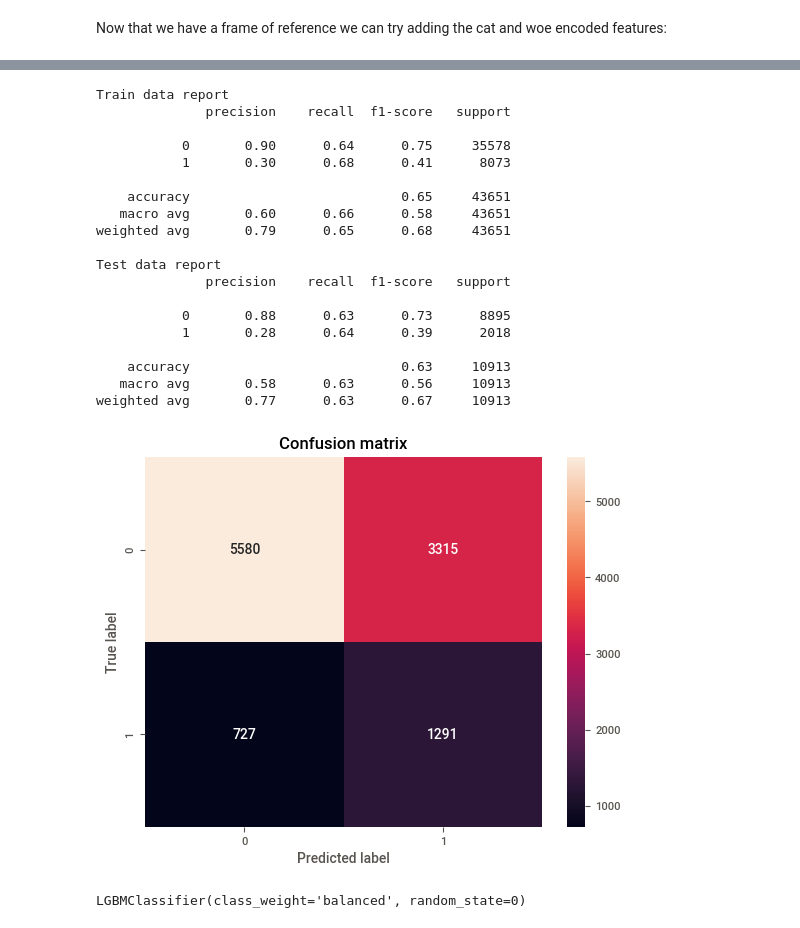
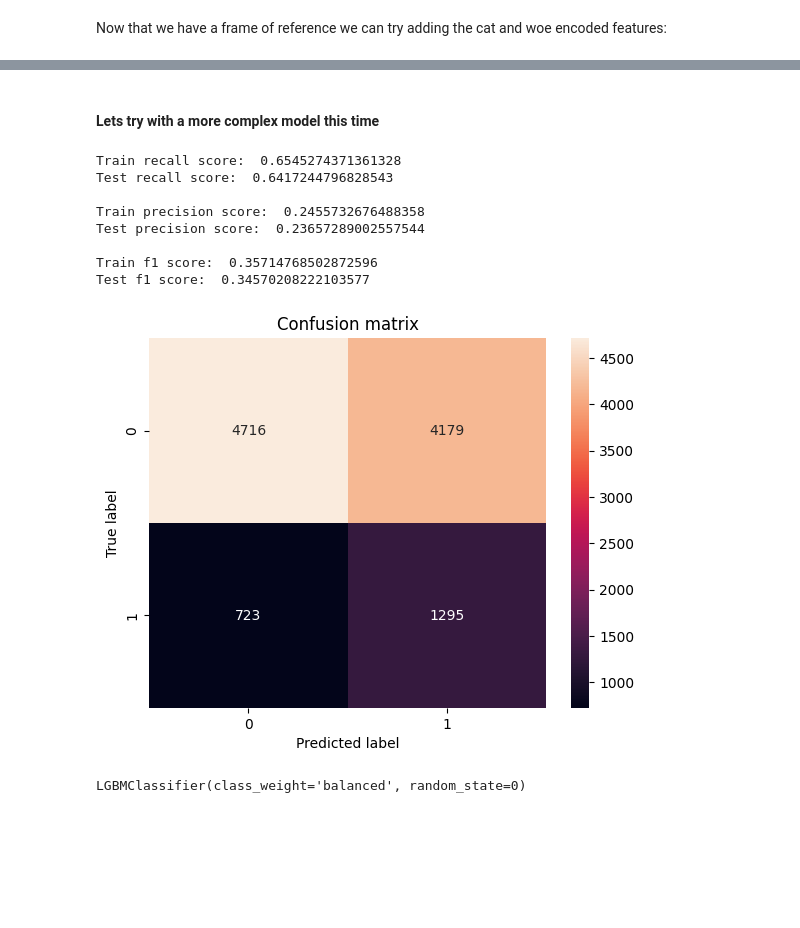
Before and after one commit to Luis-ramirez-r/Challenge-Data-Scientist---Luis-Ramirez, a Jupyter notebook: solution.ipynb, the cells around one changed output, grey strips where cells are left out. Drawn from its saved outputs; the diff is of its cells as text; code cells hidden in the pictures; blank space fills up the shorter version.

```diff
--- a/solution.ipynb
+++ b/solution.ipynb
@@ -775,9 +779,9 @@ weighted avg       0.76      0.62      0.66     10913
 Now that we have a frame of reference we can try adding the cat and woe encoded features:
 # %%
 features = ['MES', 'DIANOM', 'TIPOVUELO', 'high_season', 'period_day',
-       'Des-I_cat', 'Emp-I_cat', 'SIGLADES_cat',    'OPERA_cat']
+         'SIGLADES_cat',    'OPERA_cat']
 
 logreg = LogisticRegression(class_weight='balanced')
 
-train_base_model(logreg,X_train, y_train, X_val, y_val,features)
+model = train_base_model(logreg,X_train, y_train, X_val, y_val,features)
 # %% [output]
@@ -805,9 +797,8 @@ LogisticRegression(class_weight='balanced')
 # %%
 features = ['MES', 'DIANOM', 'TIPOVUELO', 'high_season', 'period_day',
-       'Des-I_woe', 'Emp-I_woe', 'SIGLADES_woe',    'OPERA_woe']
+      'SIGLADES_woe',    'OPERA_woe']
 
 logreg = LogisticRegression(class_weight='balanced')
 
-train_base_model(logreg,X_train, y_train, X_val, y_val,features)
-(logreg,X_train, y_train, X_val, y_val,features)
+model = train_base_model(logreg,X_train, y_train, X_val, y_val,features)
 # %% [output]
@@ -853,2 +854,4 @@ weighted avg       0.76      0.62      0.66     10913
+# %% [markdown]
+#### Lets try with a more complex model this time
 # %%
 # create a lgbm classifier with balanced class weights
@@ -856,26 +858,15 @@ weighted avg       0.76      0.62      0.66     10913
 lgbm = LGBMClassifier(class_weight='balanced', random_state=0)
 # %%
-
+features = ['MES', 'DIANOM', 'TIPOVUELO', 'high_season', 'period_day']
 train_base_model(lgbm,X_train, y_train, X_val, y_val,features)
 # %% [output]
-Train data report
-              precision    recall  f1-score   support
+Train recall score:  0.6545274371361328
+Test recall score:  0.6417244796828543
 
-           0       0.90      0.64      0.75     35578
-           1       0.30      0.68      0.41      8073
+Train precision score:  0.2455732676488358
+Test precision score:  0.23657289002557544
 
-    accuracy                           0.65     43651
-   macro avg       0.60      0.66      0.58     43651
-weighted avg       0.79      0.65      0.68     43651
-
-Test data report
-              precision    recall  f1-score   support
-
-           0       0.88      0.63      0.73      8895
-           1       0.28      0.64      0.39      2018
-
-    accuracy                           0.63     10913
-   macro avg       0.58      0.63      0.56     10913
-weighted avg       0.77      0.63      0.67     10913
+Train f1 score:  0.35714768502872596
+Test f1 score:  0.34570208222103577
-[figure, old version]
+[figure, new version]
 LGBMClassifier(class_weight='balanced', random_state=0)
```
Also changed, not shown: parts of 41 cells of this notebook, 4 other files.
